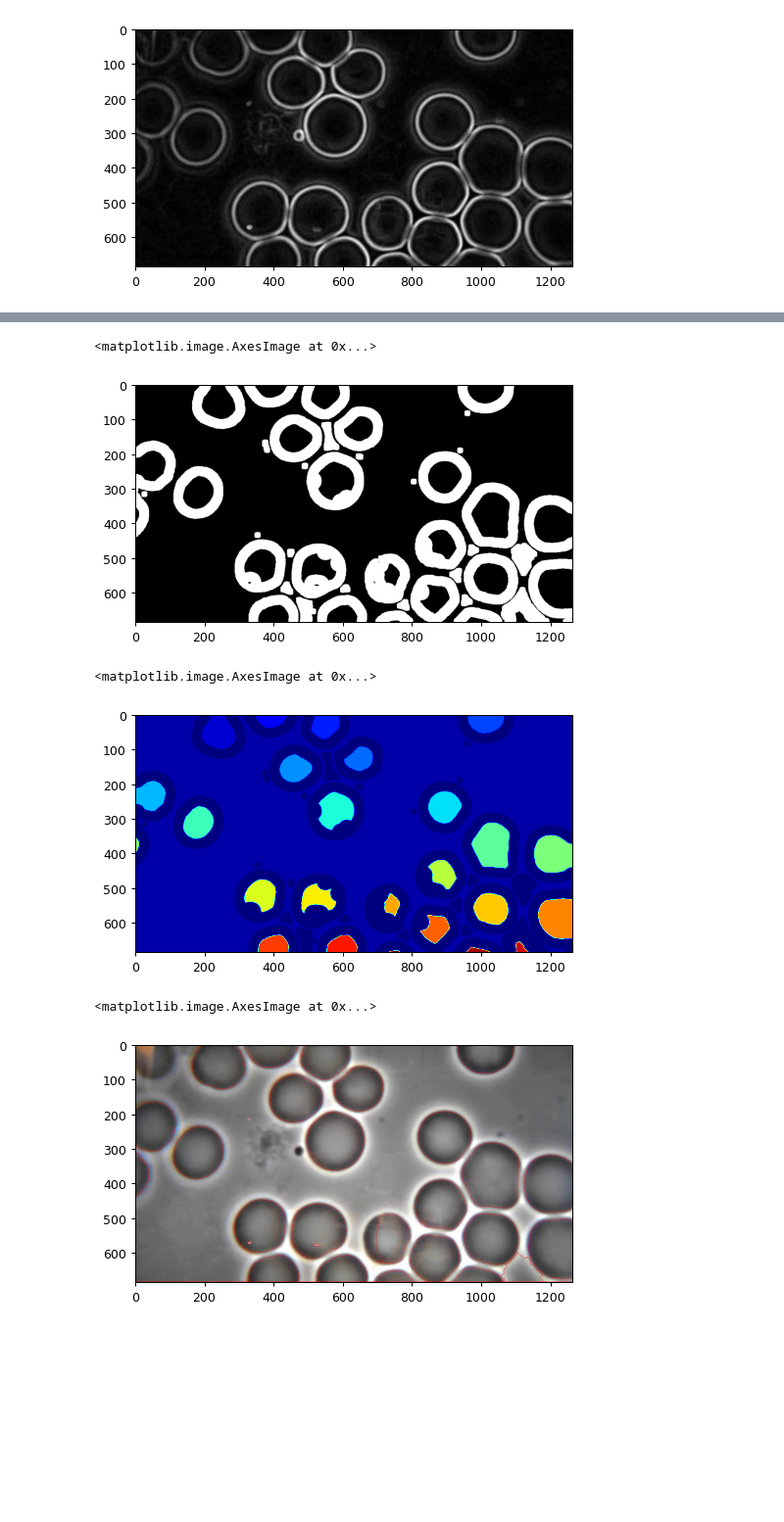
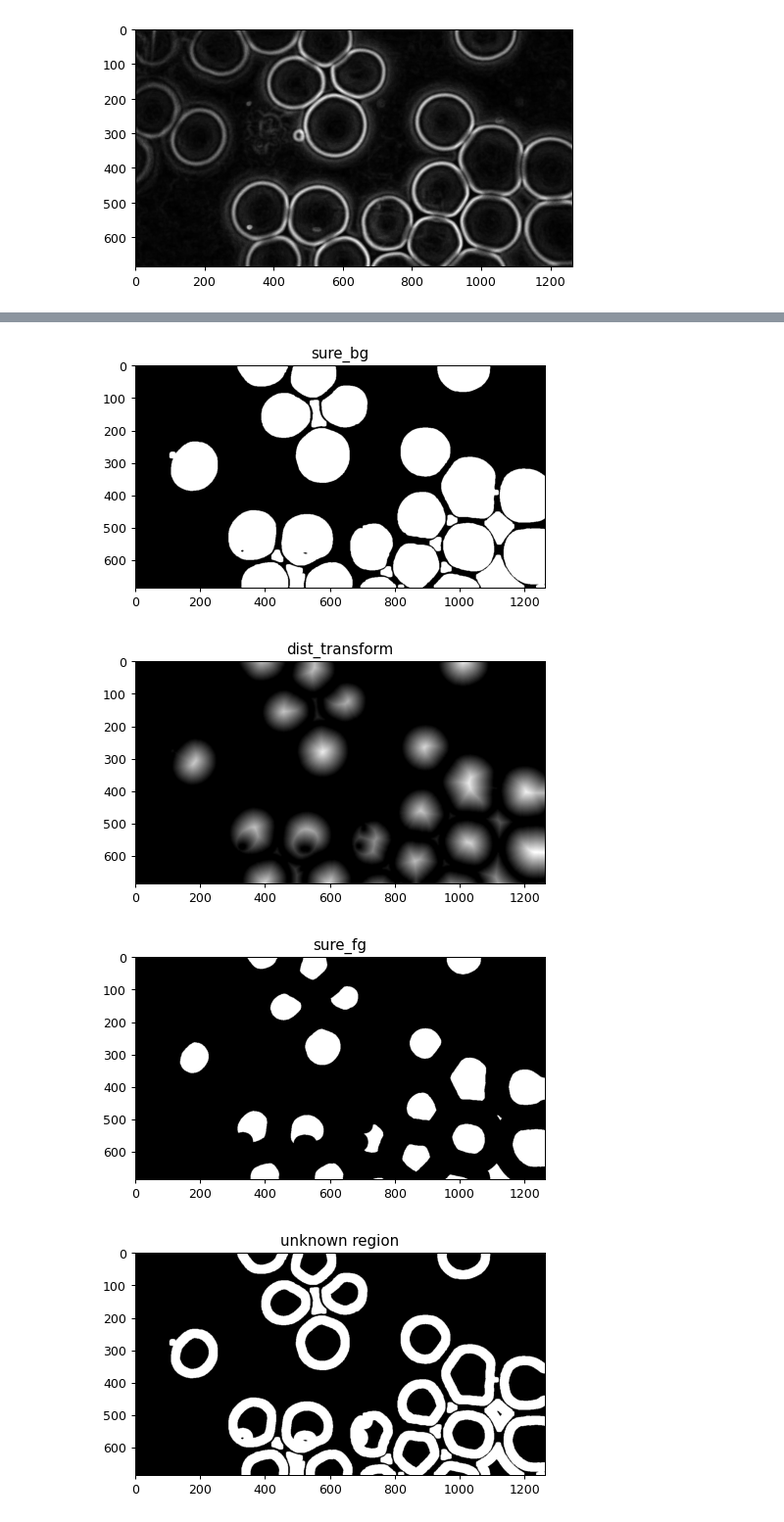
Before and after one commit to handlessdude/cv-labs, a Jupyter notebook: lab-08.ipynb, the cells around one changed output, grey strips where cells are left out. Shown at 98% size. Saved outputs shown, nothing was run; the diff lists cells and outputs as text; code cells hidden in the pictures; blank space fills up the shorter version.

```diff
--- a/lab-08.ipynb
+++ b/lab-08.ipynb
@@ -164,25 +203,7 @@ plt.imshow(sure_fg, cmap='gray')
-# %%
-# Find unknown region
-unknown = cv2.subtract(sure_bg, sure_fg)
-plt.imshow(unknown, cmap='gray')
-# %% [output]
-<matplotlib.image.AxesImage at 0x...>
-[figure, removed]
-# %%
- # Marker labeling
-_, markers = cv2.connectedComponents(sure_fg)
-markers = markers + 1  # to make sure bg is 1 and not 0
-markers[unknown == 255] = 0  # mark unknown region with 0
-plt.imshow(markers, cmap='jet')
-# %% [output]
-<matplotlib.image.AxesImage at 0x...>
-[figure, removed]
-# %%
-# Watershed!
-water_markers = cv2.watershed(img_src, markers)
-result = img_src.copy()
-result[water_markers == -1] = [0,0,255]
-plt.imshow(cv2.cvtColor(result, cv2.COLOR_BGR2RGB))
-# %% [output]
-<matplotlib.image.AxesImage at 0x...>
-[figure, removed]
+# %%
+ws(img_src, cleaned_img, 0.3)
+# %% [output]
+[figure, added]
+[figure, added]
+[figure, added]
+[figure, added]
```
Also changed, not shown: parts of 9 cells of this notebook.
